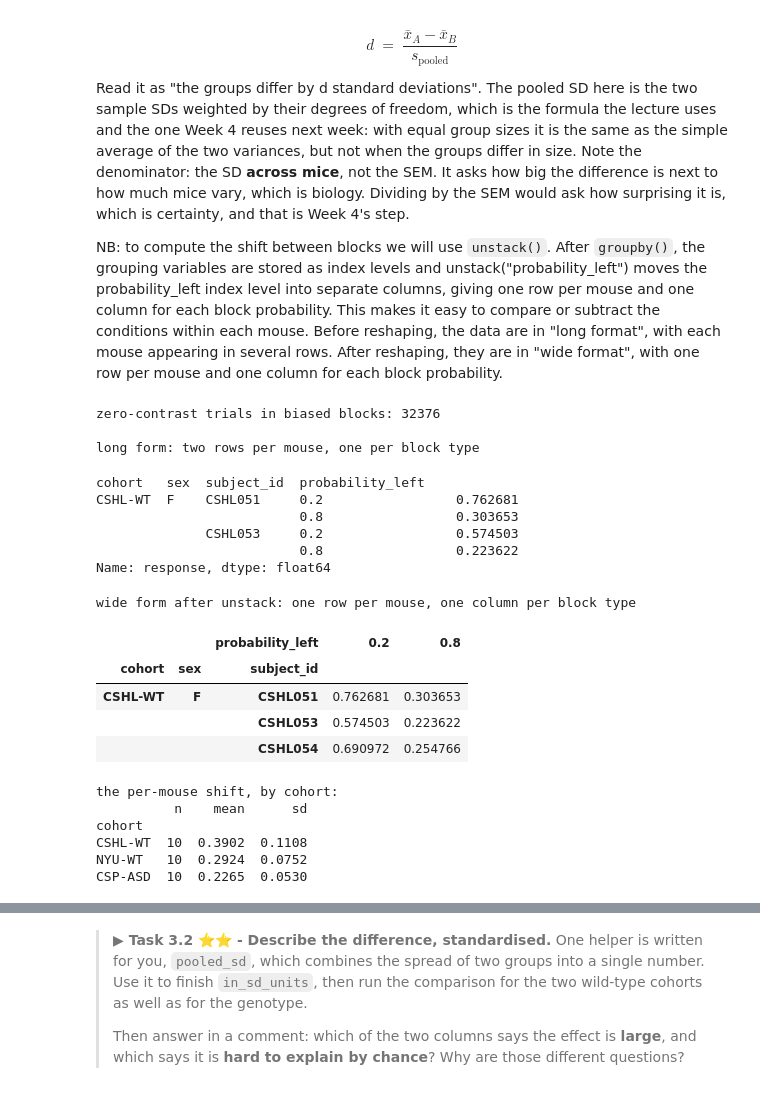
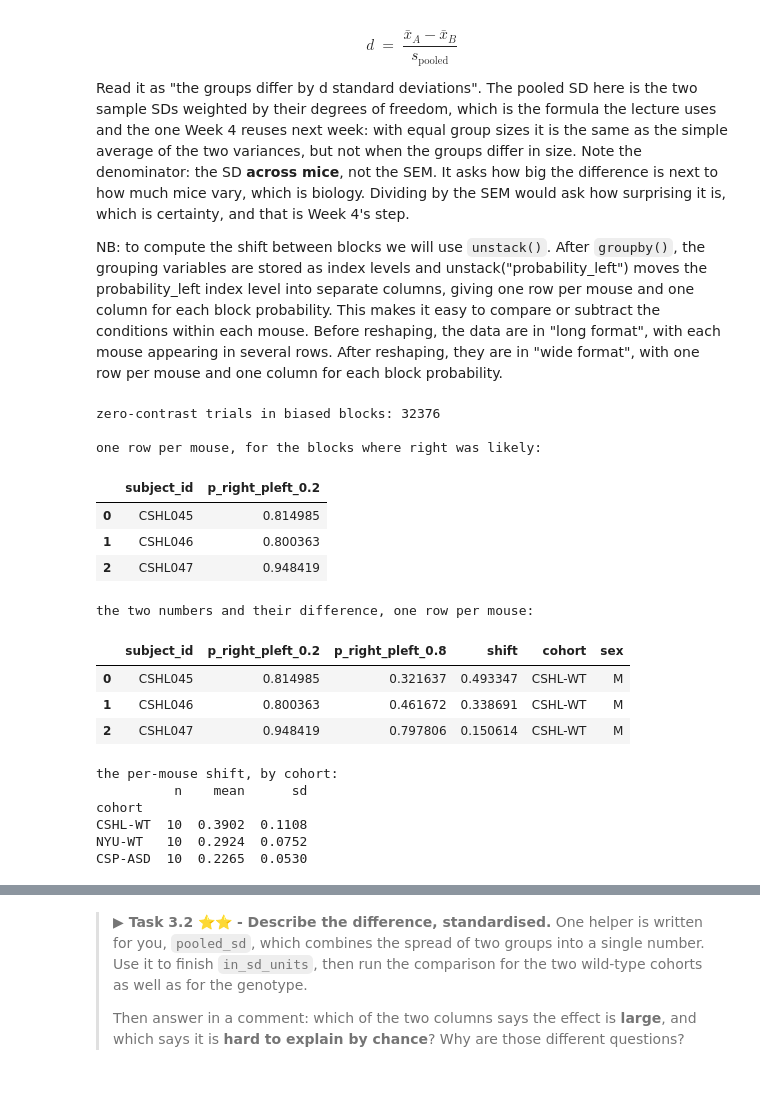
Before and after one commit to gmatteuc/QMN_course_2026, a Jupyter notebook: notebooks/03_probability_descriptive_TA.ipynb, the cells around one changed output, grey strips where cells are left out. Drawn from its saved outputs; the diff is of its cells as text; code cells hidden in the pictures.

```diff
--- a/notebooks/03_probability_descriptive_TA.ipynb
+++ b/notebooks/03_probability_descriptive_TA.ipynb
@@ -1688,55 +1690,58 @@ After reshaping, they are in "wide format", with one row per mouse and one colum
 # %%
 # --- The per-mouse prior-updating shift at zero contrast
 # Step 1: zero-contrast trials from the biased blocks only (0.5 means an unbiased block).
 zero = trained[(trained["signed_contrast"] == 0) & (trained["probability_left"] != 0.5)]
 print("zero-contrast trials in biased blocks:", len(zero))
 
-# Step 2: one group per mouse per block type, and the mean of `response` in each.
-grouped_blocks = zero.groupby(["cohort", "sex", "subject_id", "probability_left"])["response"]
-# notice that this is a Series with a multi-level index, not a DataFrame
-long_form = grouped_blocks.mean()
-print("\nlong form: two rows per mouse, one per block type")
-display(long_form.head(4))
+# Step 2: a small helper, so that the same job can be done twice without writing it twice.
+def mean_response_per_mouse(block_trials, column_name):
+    """Mean of `response` per mouse, as a two column table: subject_id and column_name."""
+    out = block_trials.groupby("subject_id")["response"].mean().reset_index()
+    return out.rename(columns={"response": column_name})   # a clearer name than "response"
 
-# Step 3: unstack moves the block probability from the index into columns, so that the two
-# numbers of one mouse sit side by side on the same row and can be subtracted.
-# this is a DataFrame with one row per mouse, and two columns for the two block types
-by_block = long_form.unstack("probability_left")
-print("\nwide form after unstack: one row per mouse, one column per block type")
-display(by_block.head(3))
+# Step 3: run it once per block type. `probability_left` is the chance that the stimulus is on
+# the left, so 0.2 means right was the likely side and 0.8 means left was.
+right_likely = mean_response_per_mouse(zero[zero["probability_left"] == 0.2],
+                                       "p_right_pleft_0.2")
+left_likely = mean_response_per_mouse(zero[zero["probability_left"] == 0.8],
+                                      "p_right_pleft_0.8")
+print("\none row per mouse, for the blocks where right was likely:")
+display(right_likely.head(3))
 
-# Step 4: give the two columns readable names.
-by_block.columns = [f"p_right_pleft_{c}" for c in by_block.columns]
+# Step 4: put the two side by side, with the merge from section 0. The key is the mouse.
+shift = right_likely.merge(left_likely, on="subject_id")
 
 # Step 5: the shift is the difference between the two block types.
-by_block["shift"] = by_block["p_right_pleft_0.2"] - by_block["p_right_pleft_0.8"]
-shift = by_block.reset_index()                  # cohort, sex and subject_id back as columns
+shift["shift"] = shift["p_right_pleft_0.2"] - shift["p_right_pleft_0.8"]
+
+# Step 6: attach each mouse's cohort and sex, again with a merge.
+shift = shift.merge(mice[["subject_id", "cohort", "sex"]], on="subject_id")
+
+print("\nthe two numbers and their difference, one row per mouse:")
+display(shift.head(3))
 
 print("\nthe per-mouse shift, by cohort:")
-print(shift.groupby("cohort")["shift"]
-           .agg(n="size", mean="mean", sd="std").reindex(COHORT_ORDER).round(4).to_string())
+by_cohort = shift.groupby("cohort")["shift"].agg(n="size", mean="mean", sd="std")
+print(by_cohort.reindex(COHORT_ORDER).round(4).to_string())
 # %% [output]
 zero-contrast trials in biased blocks: 32376
 
-long form: two rows per mouse, one per block type
+one row per mouse, for the blocks where right was likely:
+|  | subject_id | p_right_pleft_0.2 |
+| 0 | CSHL045 | 0.814985 |
+| 1 | CSHL046 | 0.800363 |
+| 2 | CSHL047 | 0.948419 |
-cohort   sex  subject_id  probability_left
-CSHL-WT  F    CSHL051     0.2                 0.762681
-                          0.8                 0.303653
-              CSHL053     0.2                 0.574503
-                          0.8                 0.223622
-Name: response, dtype: float64
+the two numbers and their difference, one row per mouse:
+|  | subject_id | p_right_pleft_0.2 | p_right_pleft_0.8 | shift | cohort | sex |
+| 0 | CSHL045 | 0.814985 | 0.321637 | 0.493347 | CSHL-WT | M |
+| 1 | CSHL046 | 0.800363 | 0.461672 | 0.338691 | CSHL-WT | M |
+| 2 | CSHL047 | 0.948419 | 0.797806 | 0.150614 | CSHL-WT | M |
-wide form after unstack: one row per mouse, one column per block type
+the per-mouse shift, by cohort:
+          n    mean      sd
+cohort
+CSHL-WT  10  0.3902  0.1108
+NYU-WT   10  0.2924  0.0752
+CSP-ASD  10  0.2265  0.0530
-|  |  | probability_left | 0.2 | 0.8 |
-| cohort | sex | subject_id |  |  |
-| CSHL-WT | F | CSHL051 | 0.762681 | 0.303653 |
-|  |  | CSHL053 | 0.574503 | 0.223622 |
-|  |  | CSHL054 | 0.690972 | 0.254766 |
-the per-mouse shift, by cohort:
-          n    mean      sd
-cohort
-CSHL-WT  10  0.3902  0.1108
-NYU-WT   10  0.2924  0.0752
-CSP-ASD  10  0.2265  0.0530
 # %%
 # --- One dot per mouse: how much each animal leans on the block prior
 fig, axes = plt.subplots(1, 2, figsize=(12, 4.2))
```
Also changed, not shown: parts of 8 cells of this notebook, 3 other files.
